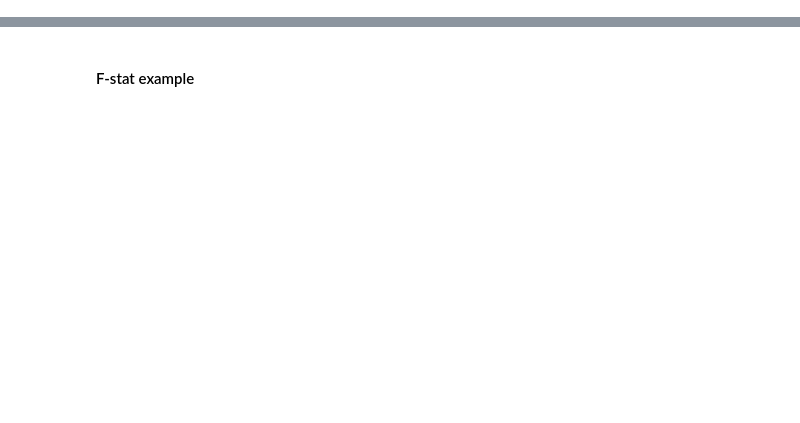
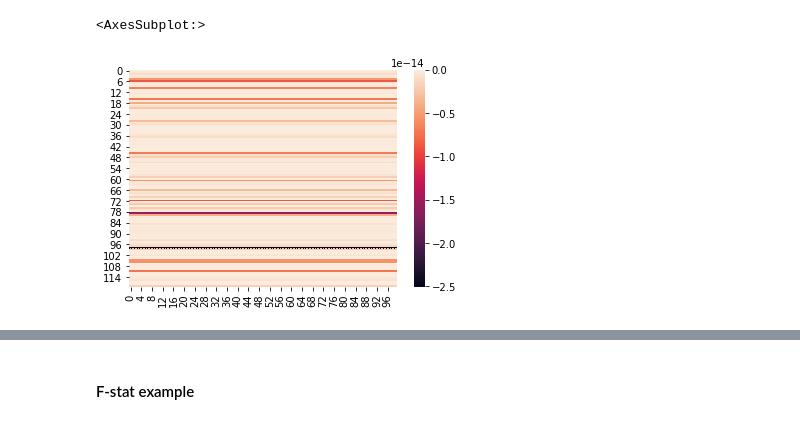
Before and after one commit to aswinvk28/boxing-unboxing-statistical, a Jupyter notebook: boxing-unboxing.ipynb, the cells around one changed output, grey strips where cells are left out. Saved outputs shown, nothing was run; the diff lists cells and outputs as text; code cells hidden in the pictures; blank space fills up the shorter version.

Commit message:
heatmaps show concordance with FFT

```diff
--- a/boxing-unboxing.ipynb
+++ b/boxing-unboxing.ipynb
@@ -71,0 +80,5 @@ import visvis
+# %%
+seaborn.heatmap(m[:,:,0])
+# %% [output]
+<AxesSubplot:>
+[figure, added]
```
Also changed, not shown: parts of 8 cells of this notebook, 8 other files.
